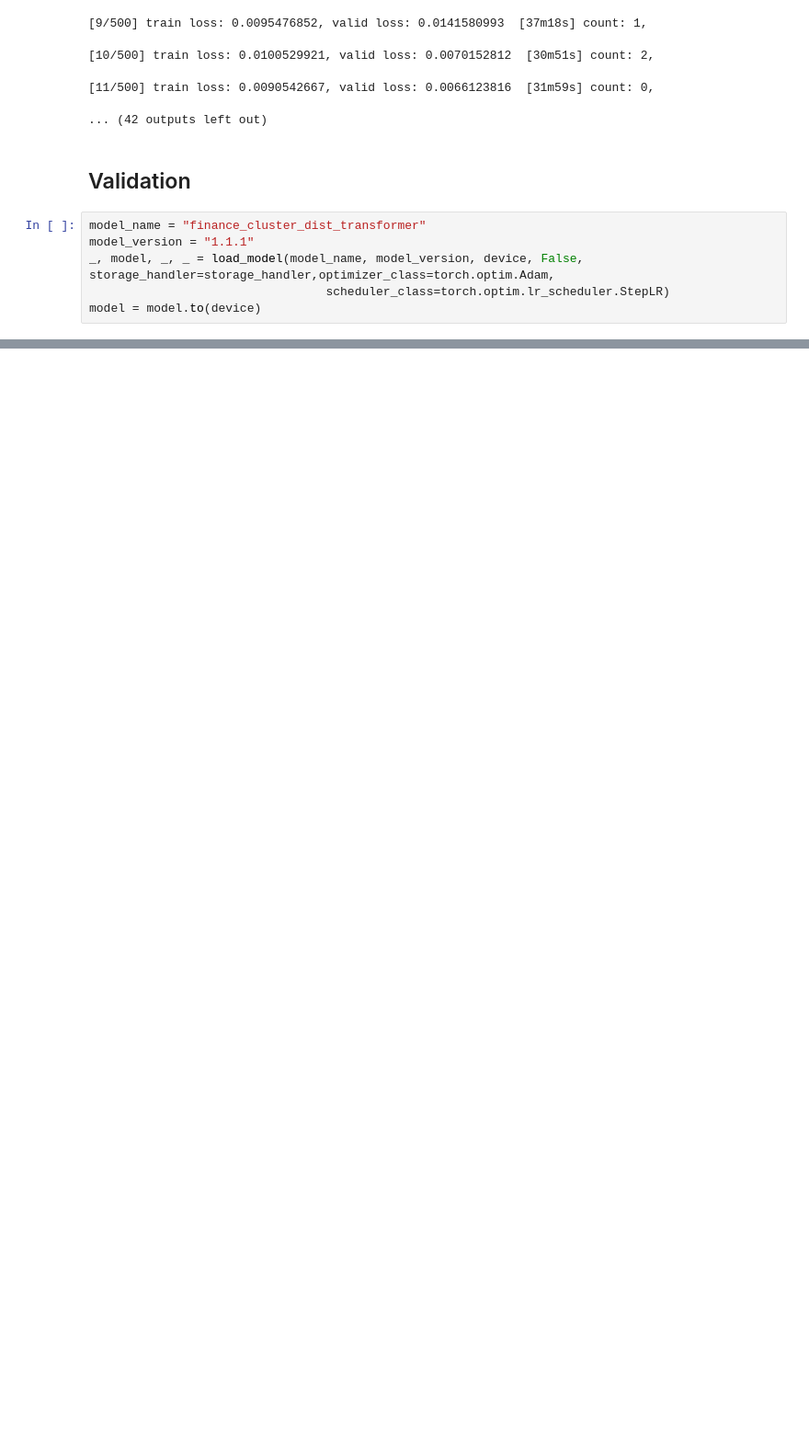
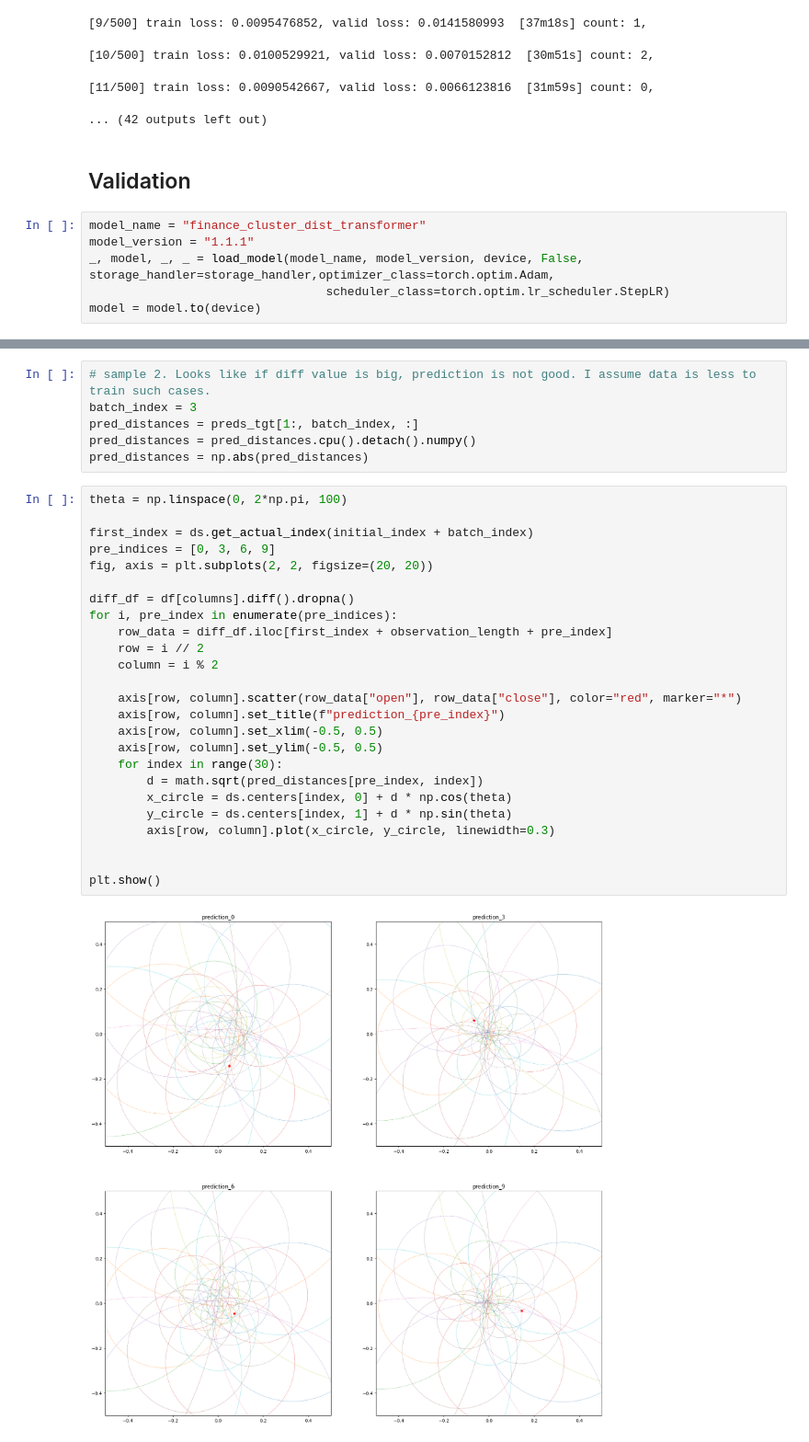
Before and after one commit to Naradice/stocknet_study, a Jupyter notebook: Models/Transformer/ClusterDistanceTransformer.ipynb, the cells around one changed output, grey strips where cells are left out. Shown at 92% size. Cells and saved outputs as stored; diff of their text form; blank space fills up the shorter version.

```diff
--- a/Models/Transformer/ClusterDistanceTransformer.ipynb
+++ b/Models/Transformer/ClusterDistanceTransformer.ipynb
@@ -792,0 +954,33 @@ ans, ans_time = tgt
+# %%
+# sample 2. Looks like if diff value is big, prediction is not good. I assume data is less to train such cases.
+batch_index = 3
+pred_distances = preds_tgt[1:, batch_index, :]
+pred_distances = pred_distances.cpu().detach().numpy()
+pred_distances = np.abs(pred_distances)
+# %%
+theta = np.linspace(0, 2*np.pi, 100)
+
+first_index = ds.get_actual_index(initial_index + batch_index)
+pre_indices = [0, 3, 6, 9]
+fig, axis = plt.subplots(2, 2, figsize=(20, 20))
+
+diff_df = df[columns].diff().dropna()
+for i, pre_index in enumerate(pre_indices):
+    row_data = diff_df.iloc[first_index + observation_length + pre_index]
+    row = i // 2
+    column = i % 2
+
+    axis[row, column].scatter(row_data["open"], row_data["close"], color="red", marker="*")
+    axis[row, column].set_title(f"prediction_{pre_index}")
+    axis[row, column].set_xlim(-0.5, 0.5)
+    axis[row, column].set_ylim(-0.5, 0.5)
+    for index in range(30):
+        d = math.sqrt(pred_distances[pre_index, index])
+        x_circle = ds.centers[index, 0] + d * np.cos(theta)
+        y_circle = ds.centers[index, 1] + d * np.sin(theta)
+        axis[row, column].plot(x_circle, y_circle, linewidth=0.3)
+
+
+plt.show()
+# %% [output]
+[figure, added]
```
Also changed, not shown: parts of 47 cells of this notebook.
